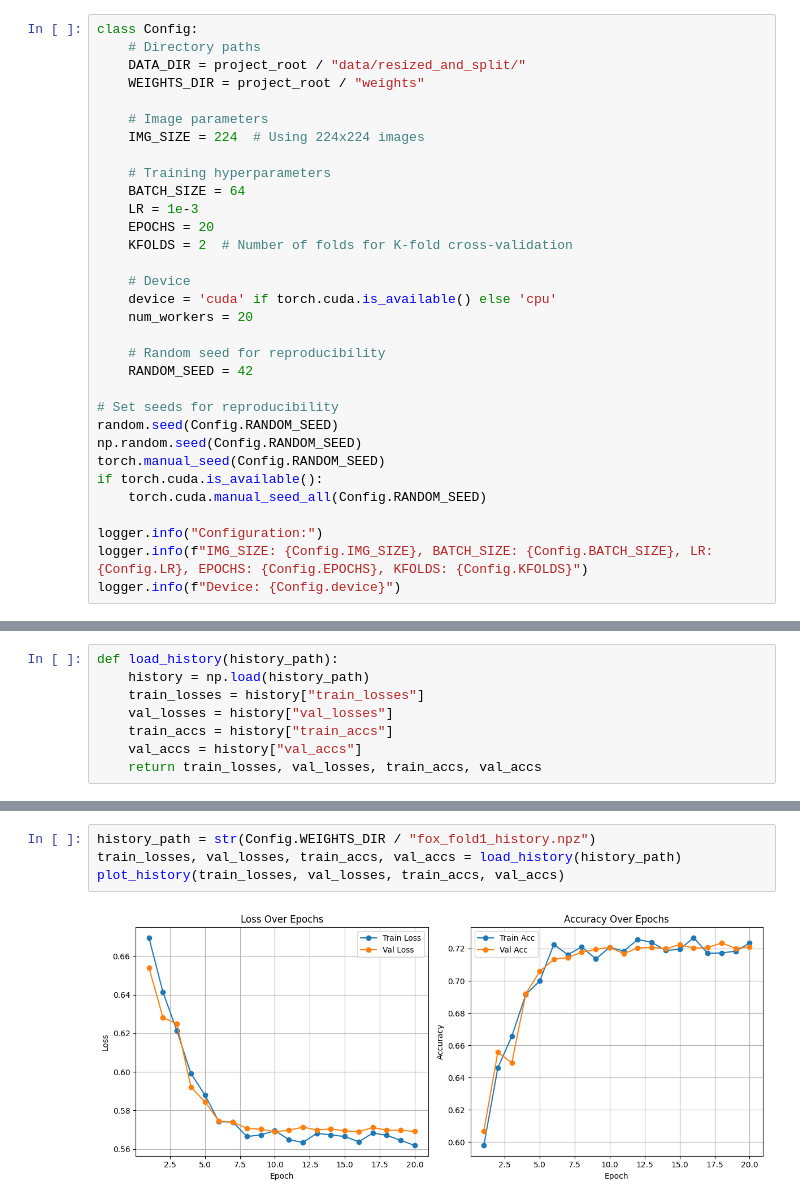
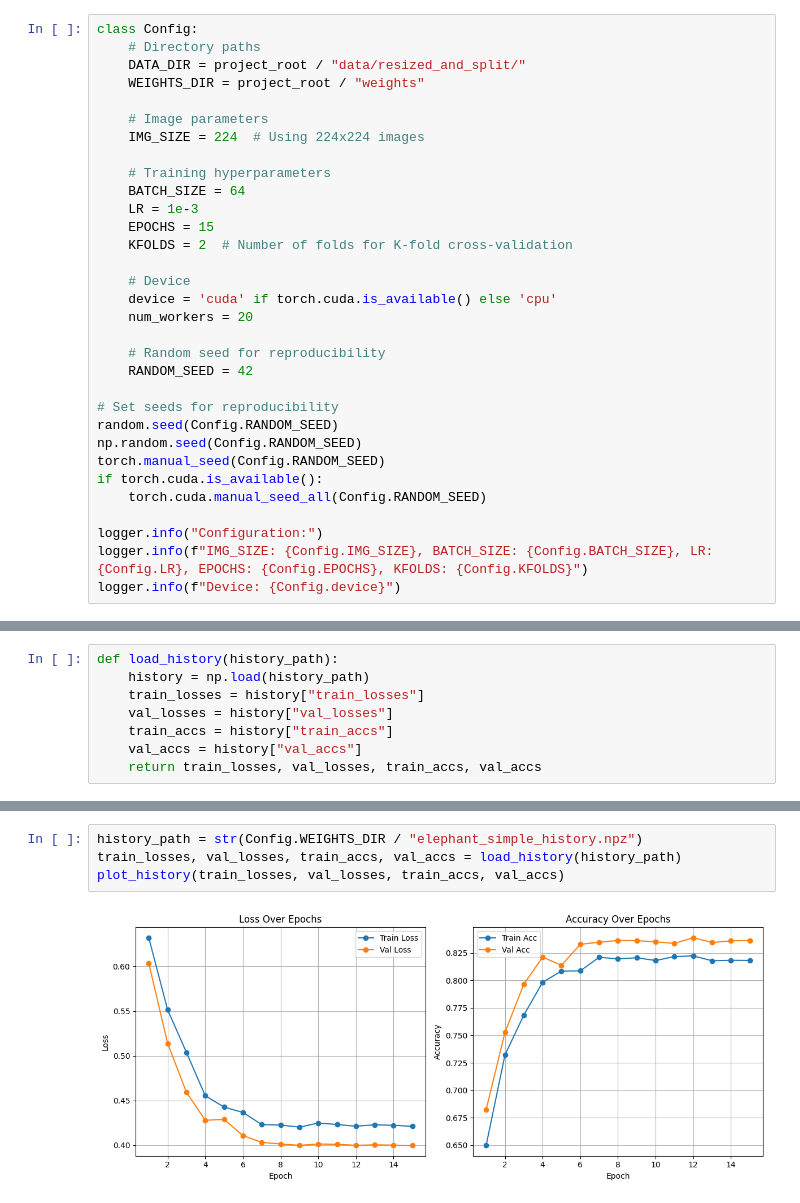
Before and after one commit to l1t-w1n/tiger-fox-elephant, a Jupyter notebook: notebooks/binary_cnn.ipynb, the cells around one changed output, grey strips where cells are left out. Saved outputs shown, nothing was run; the diff lists cells and outputs as text.

```diff
--- a/notebooks/binary_cnn.ipynb
+++ b/notebooks/binary_cnn.ipynb
@@ -41,7 +41,7 @@ class Config:
     # Training hyperparameters
     BATCH_SIZE = 64
     LR = 1e-3
-    EPOCHS = 20
+    EPOCHS = 15
     KFOLDS = 2  # Number of folds for K-fold cross-validation
 
     # Device
@@ -356,6 +338,6 @@ ImprovedBinaryCNN(
 # %%
-history_path = str(Config.WEIGHTS_DIR / "fox_fold1_history.npz")
+history_path = str(Config.WEIGHTS_DIR / "elephant_simple_history.npz")
 train_losses, val_losses, train_accs, val_accs = load_history(history_path)
 plot_history(train_losses, val_losses, train_accs, val_accs)
 # %% [output]
-[figure, old version]
+[figure, new version]
```
Also changed, not shown: parts of 4 cells of this notebook, 1 other file.
